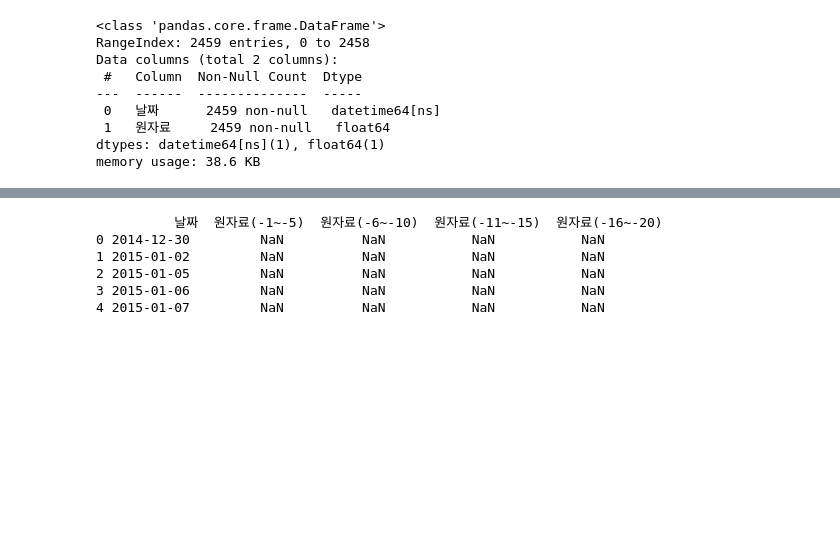
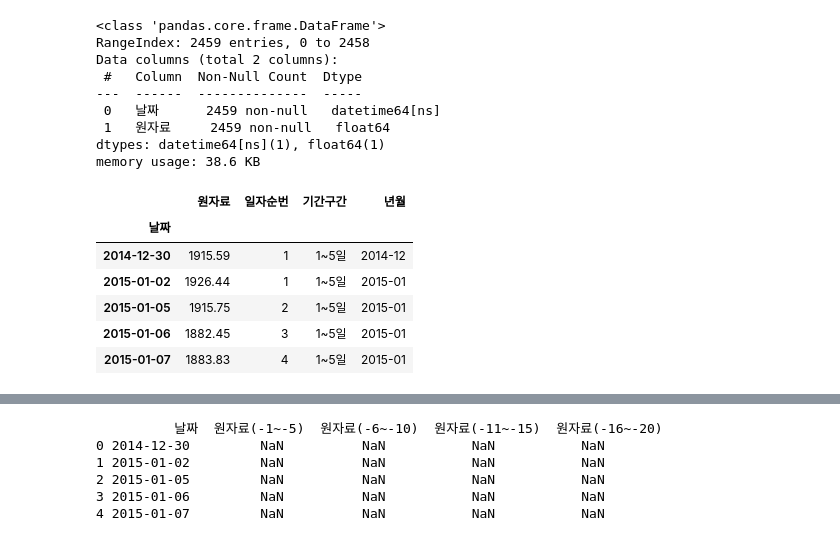
Before and after one commit to UbionProject1-IPO/Project1-2, a Jupyter notebook: notebook/수익률계산_코스피.ipynb, the cells around one changed output, grey strips where cells are left out. Saved outputs shown, nothing was run; the diff lists cells and outputs as text; code cells hidden in the pictures; blank space fills up the shorter version.

```diff
--- a/notebook/수익률계산_코스피.ipynb
+++ b/notebook/수익률계산_코스피.ipynb
@@ -87,3 +87,13 @@ Data columns (total 2 columns):
  1   원자료     2459 non-null   float64
 dtypes: datetime64[ns](1), float64(1)
 memory usage: 38.6 KB
+# %%
+df.head()
+# %% [output]
+|  | 원자료 | 일자순번 | 기간구간 | 년월 |
+| 날짜 |  |  |  |  |
+| 2014-12-30 | 1915.59 | 1 | 1~5일 | 2014-12 |
+| 2015-01-02 | 1926.44 | 1 | 1~5일 | 2015-01 |
+| 2015-01-05 | 1915.75 | 2 | 1~5일 | 2015-01 |
+| 2015-01-06 | 1882.45 | 3 | 1~5일 | 2015-01 |
+| 2015-01-07 | 1883.83 | 4 | 1~5일 | 2015-01 |
```
Also changed, not shown: parts of 11 cells of this notebook, 1 other file.
